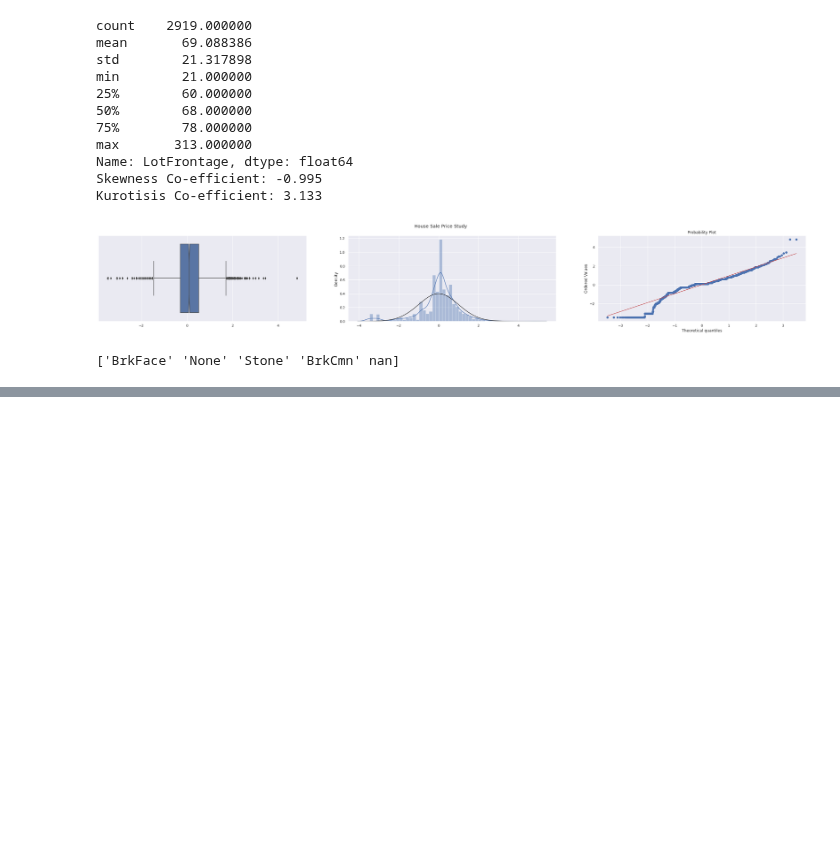
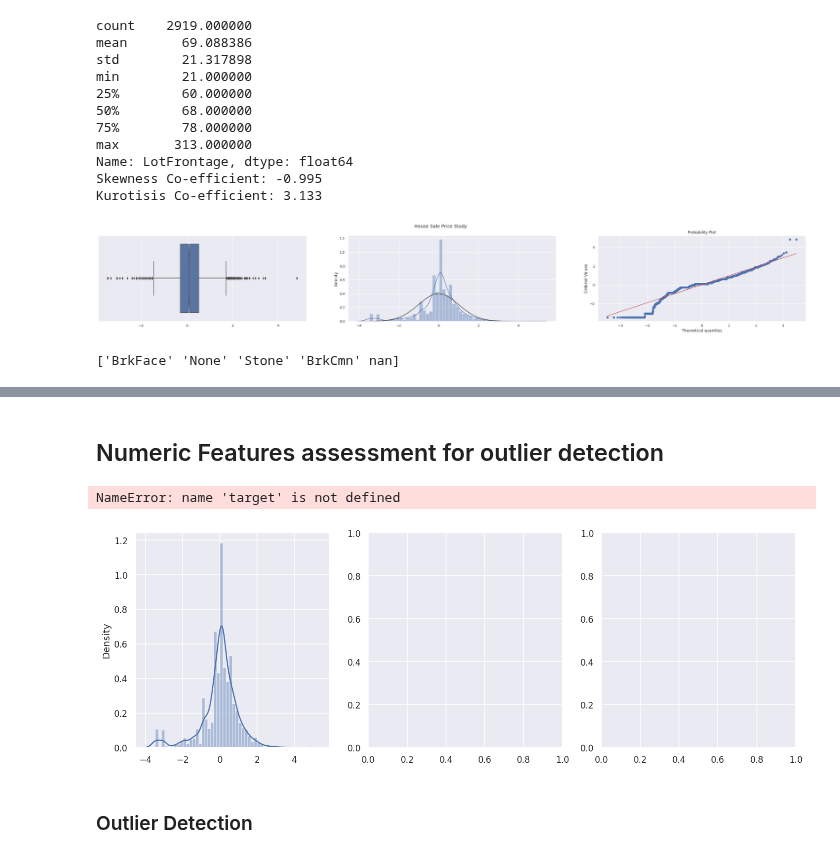
Before and after one commit to Blizter/regression-techniques, a Jupyter notebook: notebooks/variables_processing.ipynb, the cells around one changed output, grey strips where cells are left out. Saved outputs shown, nothing was run; the diff lists cells and outputs as text; code cells hidden in the pictures; blank space fills up the shorter version.

```diff
--- a/notebooks/variables_processing.ipynb
+++ b/notebooks/variables_processing.ipynb
@@ -365,0 +418,11 @@ concat_data['MasVnrArea'].fillna(median_val, inplace=True)
+# %%
+concat_data.Age       =  concat_data.Age.map(lambda x: 0 if x < 0 else x)
+concat_data.AgeRemod  =  concat_data.AgeRemod.map(lambda x: 0 if x < 0 else x)
+concat_data.AgeGarage =  concat_data.AgeGarage.map(lambda x: 0 if x < 0 else x)
+
+concat_data.drop(
+    ['YrSold','YearBuilt','YearRemodAdd','GarageYrBlt', 'MoSold'],
+    axis=1, inplace=True
+)
+# %% [markdown]
+## Numeric Features assessment for outlier detection
@@ -365,0 +441,36 @@ concat_data['MasVnrArea'].fillna(median_val, inplace=True)
+# %%
+import itertools
+
+log_sale_price = np.log1p(sale_price)
+scaler = StandardScaler().fit(log_sale_price.values.reshape(-1,1))
+transformed_target = scaler.transform(log_sale_price.values.reshape(-1,1))
+
+flattened_tranformed_target = list(itertools.chain(*transformed_target))
+
+def plot_transformed_numeric_features(feature):
+
+    df_feature = concat_data[feature][ concat_data["SalePrice"].notnull() ]
+
+    log_feature = np.log1p(df_feature.dropna())
+    scaler = StandardScaler().fit(log_feature.values.reshape(-1,1))
+    transformed_feature = scaler.transform(log_feature.values.reshape(-1,1))
+
+    flattened_tranformed_feature = list(itertools.chain(*transformed_feature))
+    df_local = pd.DataFrame({"feature":flattened_tranformed_feature, "target":flattened_tranformed_target})
+    fig, (ax1, ax2, ax3) = plt.subplots(1, 3, figsize=(15, 5), dpi=110)
+
+    sns.distplot(flattened_tranformed, ax=ax1)
+    sns.scatterplot(x=feature, y=target, data=df_local, ax=ax2)
+    sns.boxplot(flattened_tranformed, ax=ax3, orient='v', width=0.2)
+
+    print("Skewness Coefficient of LotFrontage is %.2f" %concat_data[feature].skew())
+    ax1.set_yticks([])
+
+    return plt
+# %%
+plot_transformed_numeric_features("LotFrontage").show()
+# %% [output]
+NameError: name 'target' is not defined
+[figure, added]
+# %% [markdown]
+### Outlier Detection
```
Also changed, not shown: parts of 13 cells of this notebook.
